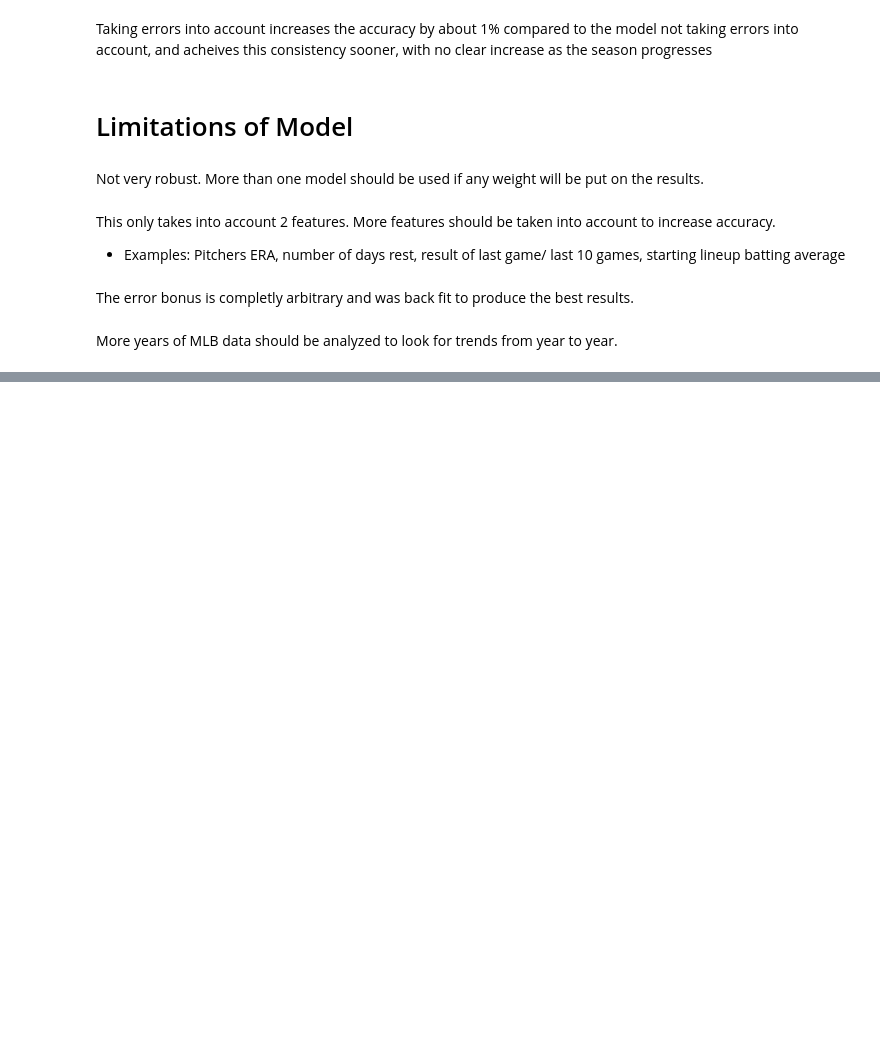
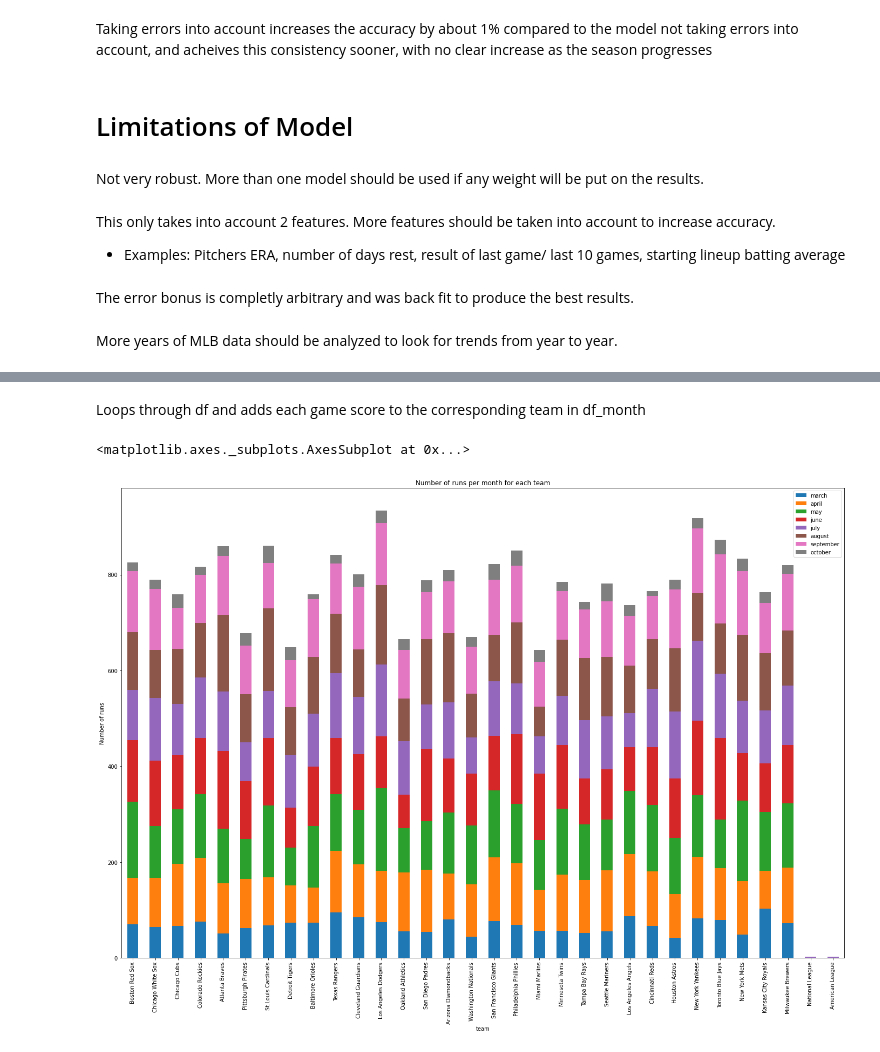
Before and after one commit to Luke-Chesley/API-Sports-Ridge_regression, a Jupyter notebook: MLB_ridge_regression.ipynb, the cells around one changed output, grey strips where cells are left out. Saved outputs shown, nothing was run; the diff lists cells and outputs as text; code cells hidden in the pictures; blank space fills up the shorter version.

```diff
--- a/MLB_ridge_regression.ipynb
+++ b/MLB_ridge_regression.ipynb
@@ -728,0 +745,30 @@ More years of MLB data should be analyzed to look for trends from year to year.
+# %%
+team_list = df['home'].unique()
+team_list = np.append(team_list, 'American League')
+# %%
+df_month = pd.DataFrame(columns=['03', '04', '05', '06', '07','08', '09', '10'], index=team_list)
+df_month = df_month.fillna(0)
+# %% [markdown]
+Loops through df and adds each game score to the corresponding team in df_month
+# %%
+for index in range(len(df)):
+
+  home_team = df.loc[index]['home']
+  home_score = df.loc[index]['home_runs']
+
+  away_team = df.loc[index]['away']
+  away_score = df.loc[index]['away_runs']
+
+  month = df.loc[index]['date'].strftime('%m')
+
+
+  df_month[month][home_team] += home_score
+  df_month[month][away_team] += away_score
+# %%
+df_month['team'] = df_month.index
+df_month.columns = ['march', 'april', 'may', 'june', 'july', 'august', 'september', 'october', 'team']
+# %%
+df_month.plot(x = 'team', kind = 'bar', stacked=True, title = 'Number of runs per month for each team', ylabel = 'Number of runs', figsize=(24,16))
+# %% [output]
+<matplotlib.axes._subplots.AxesSubplot at 0x...>
+[figure, added]
```
Also changed, not shown: parts of 16 cells of this notebook.
